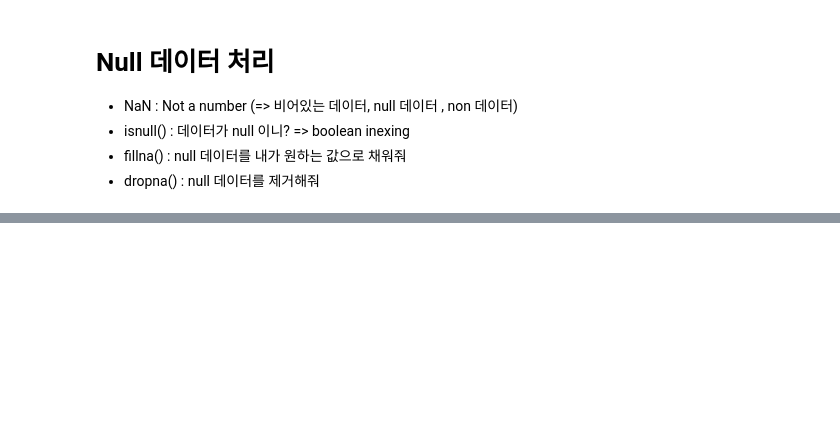
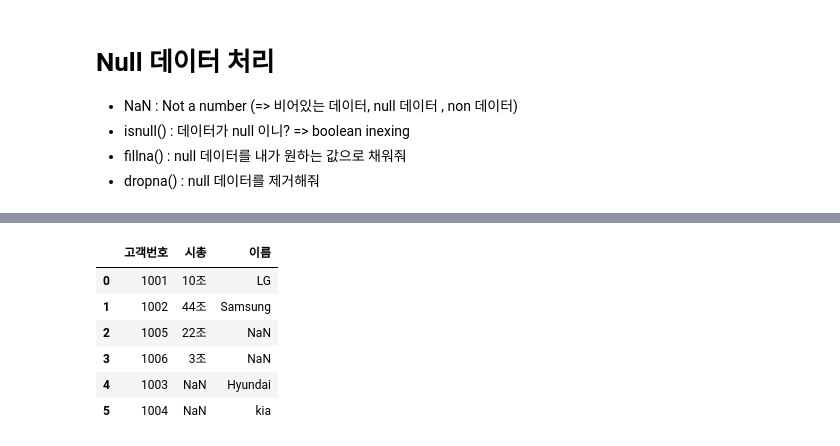
Before and after one commit to favorsyoon/python_advance, a Jupyter notebook: 04-24/pandas-basic.ipynb, the cells around one changed output, grey strips where cells are left out. Cells and saved outputs as stored; diff of their text form; code cells hidden in the pictures; blank space fills up the shorter version.

```diff
--- a/04-24/pandas-basic.ipynb
+++ b/04-24/pandas-basic.ipynb
@@ -459,0 +510,10 @@ df
+# %%
+pd.merge(df2,df1, how='outer')
+# %% [output]
+|  | 고객번호 | 시총 | 이름 |
+| 0 | 1001 | 10조 | LG |
+| 1 | 1002 | 44조 | Samsung |
+| 2 | 1005 | 22조 | NaN |
+| 3 | 1006 | 3조 | NaN |
+| 4 | 1003 | NaN | Hyundai |
+| 5 | 1004 | NaN | kia |
```
Also changed, not shown: parts of 53 cells of this notebook.
